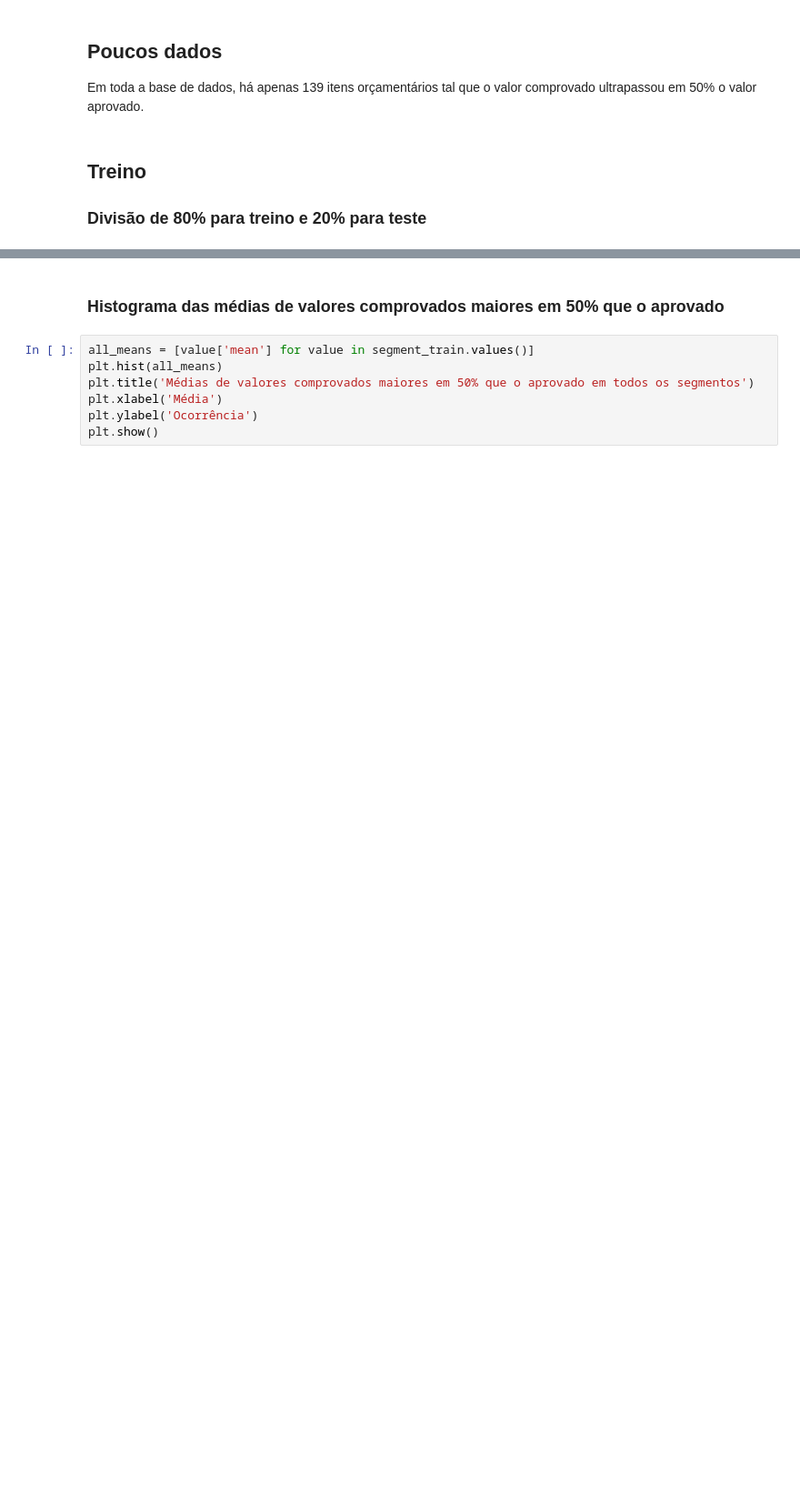
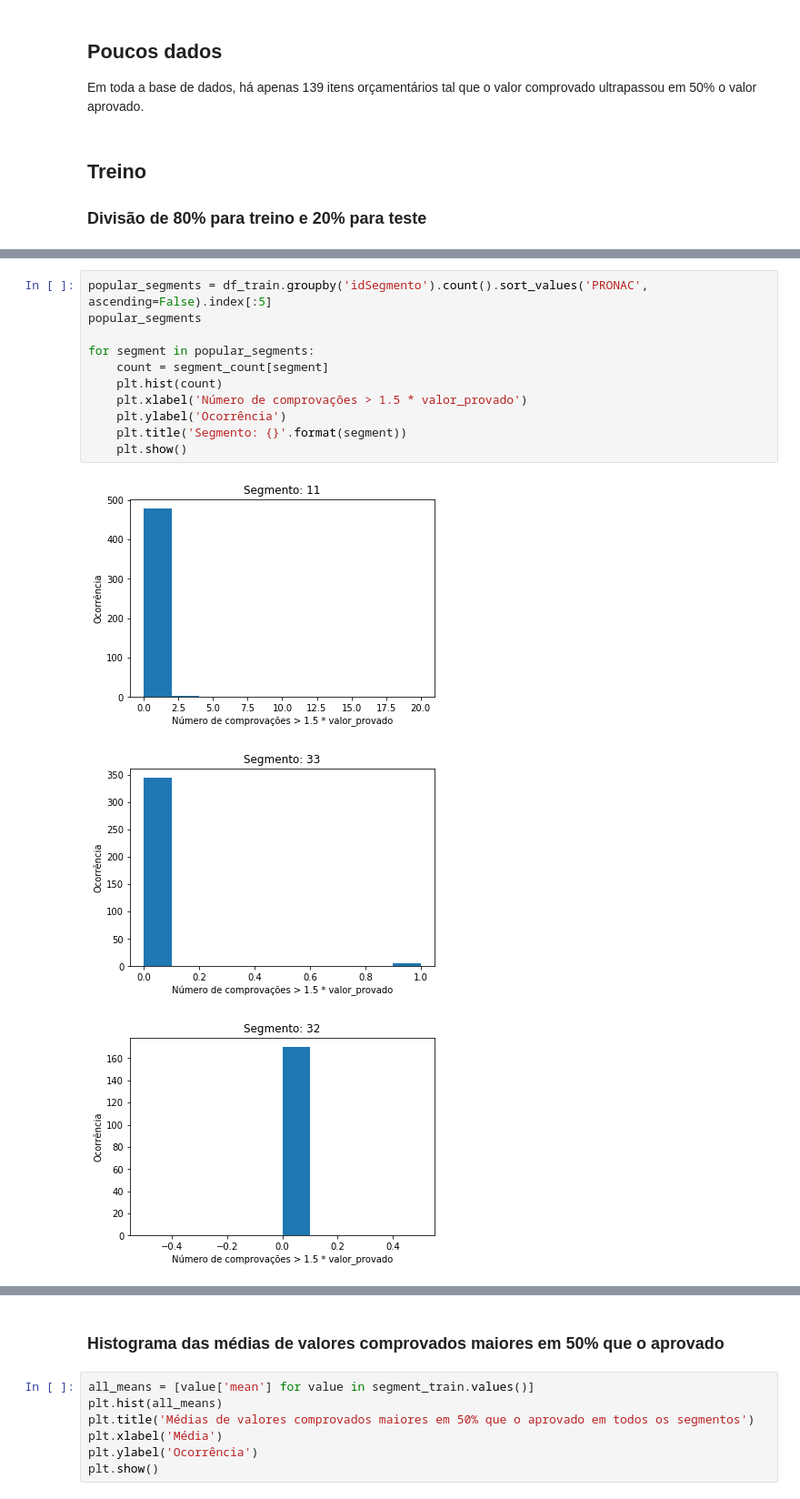
Before and after one commit to lappis-unb/salic-ml, a Jupyter notebook: notebooks/doing/feature_verified_vs_approved.ipynb, the cells around one changed output, grey strips where cells are left out. Shown at 91% size. Drawn from its saved outputs; the diff is of its cells as text; blank space fills up the shorter version.

```diff
--- a/notebooks/doing/feature_verified_vs_approved.ipynb
+++ b/notebooks/doing/feature_verified_vs_approved.ipynb
@@ -153,0 +162,15 @@ for segment, df_group in df_segment_group:
+# %%
+popular_segments = df_train.groupby('idSegmento').count().sort_values('PRONAC', ascending=False).index[:5]
+popular_segments
+
+for segment in popular_segments:
+    count = segment_count[segment]
+    plt.hist(count)
+    plt.xlabel('Número de comprovações > 1.5 * valor_provado')
+    plt.ylabel('Ocorrência')
+    plt.title('Segmento: {}'.format(segment))
+    plt.show()
+# %% [output]
+[figure, added]
+[figure, added]
+[figure, added]
```
Also changed, not shown: parts of 11 cells of this notebook, 1 other file.
